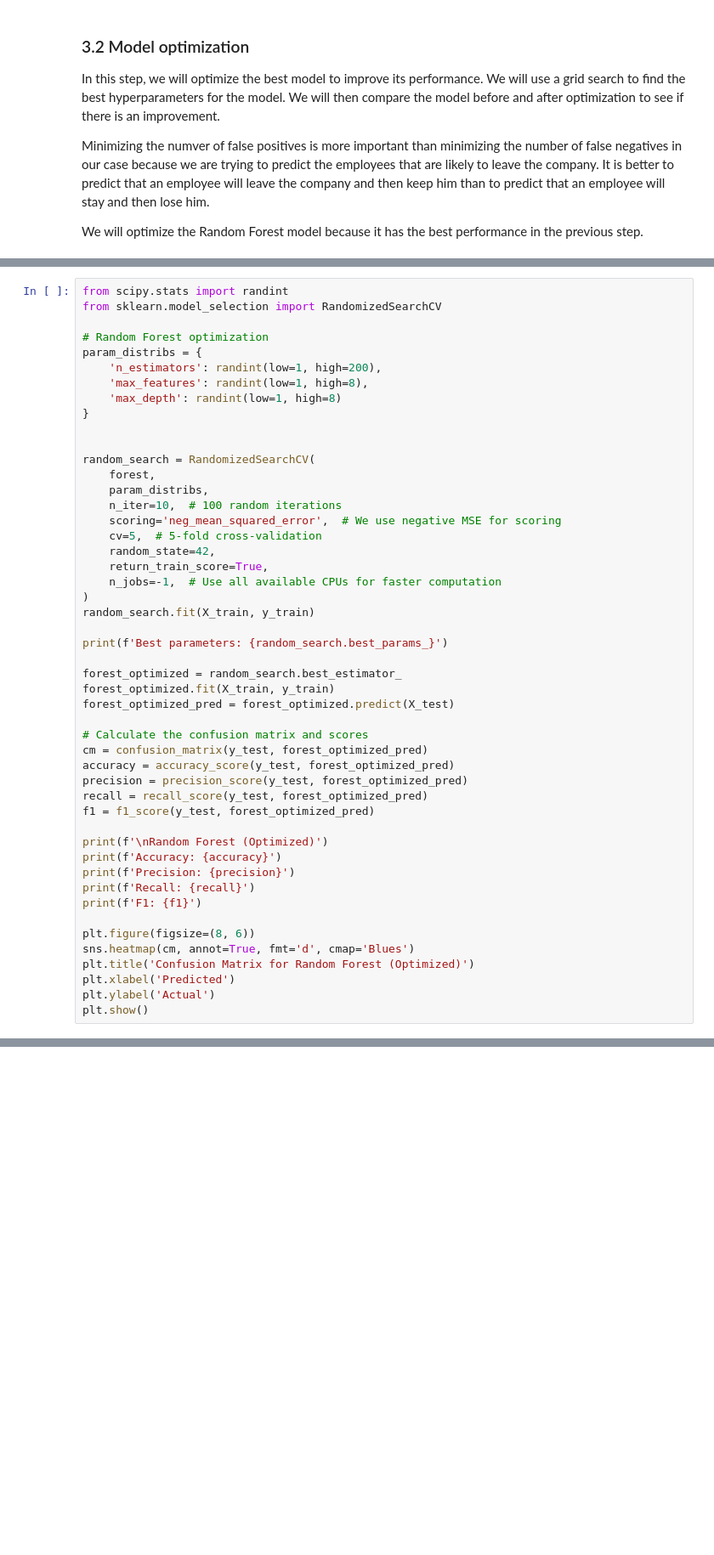
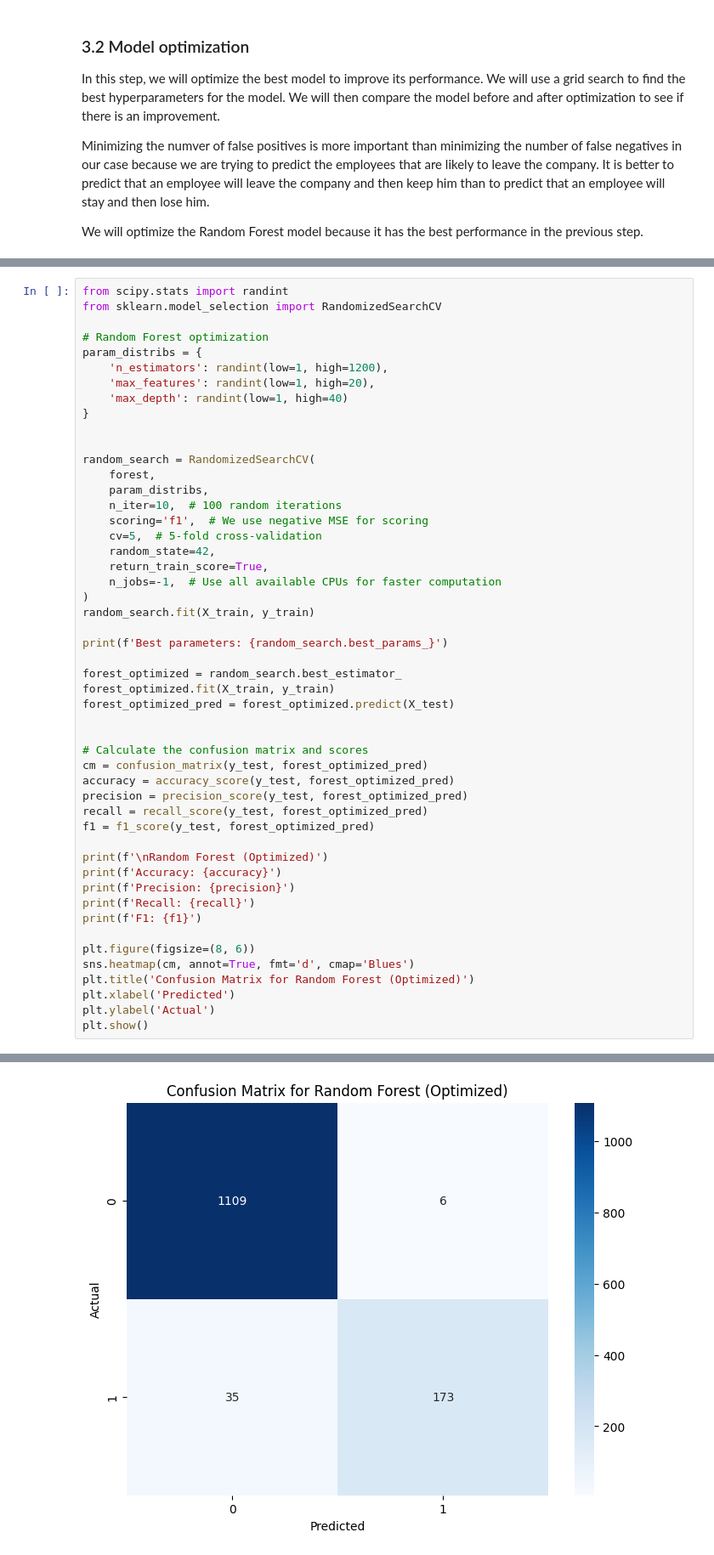
Before and after one commit to MaxMax6767/AI-Project, a Jupyter notebook: main non Ethic.ipynb, the cells around one changed output, grey strips where cells are left out. Shown at 85% size. Saved outputs shown, nothing was run; the diff lists cells and outputs as text; blank space fills up the shorter version.

```diff
--- a/main non Ethic.ipynb
+++ b/main non Ethic.ipynb
@@ -425,9 +429,9 @@ from sklearn.model_selection import RandomizedSearchCV
 
 # Random Forest optimization
 param_distribs = {
-    'n_estimators': randint(low=1, high=200),
-    'max_features': randint(low=1, high=8),
-    'max_depth': randint(low=1, high=8)
+    'n_estimators': randint(low=1, high=1200),
+    'max_features': randint(low=1, high=20),
+    'max_depth': randint(low=1, high=40)
 }
 
 
@@ -435,7 +439,7 @@ random_search = RandomizedSearchCV(
     forest,
     param_distribs,
     n_iter=10,  # 100 random iterations
-    scoring='neg_mean_squared_error',  # We use negative MSE for scoring
+    scoring='f1',  # We use negative MSE for scoring
     cv=5,  # 5-fold cross-validation
     random_state=42,
     return_train_score=True,
@@ -448,6 +452,7 @@ print(f'Best parameters: {random_search.best_params_}')
 forest_optimized = random_search.best_estimator_
 forest_optimized.fit(X_train, y_train)
 forest_optimized_pred = forest_optimized.predict(X_test)
+
 
 # Calculate the confusion matrix and scores
 cm = confusion_matrix(y_test, forest_optimized_pred)
@@ -472,0 +484 @@ InvalidParameterError: The 'estimator' parameter of RandomizedSearchCV must be a
+[figure, added]
```
Also changed, not shown: parts of 12 cells of this notebook.
